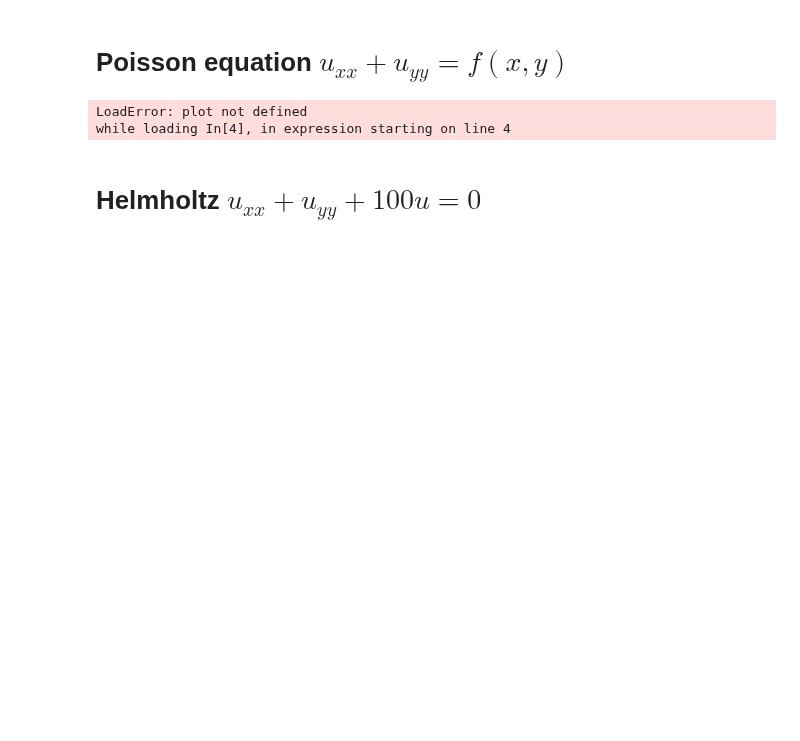
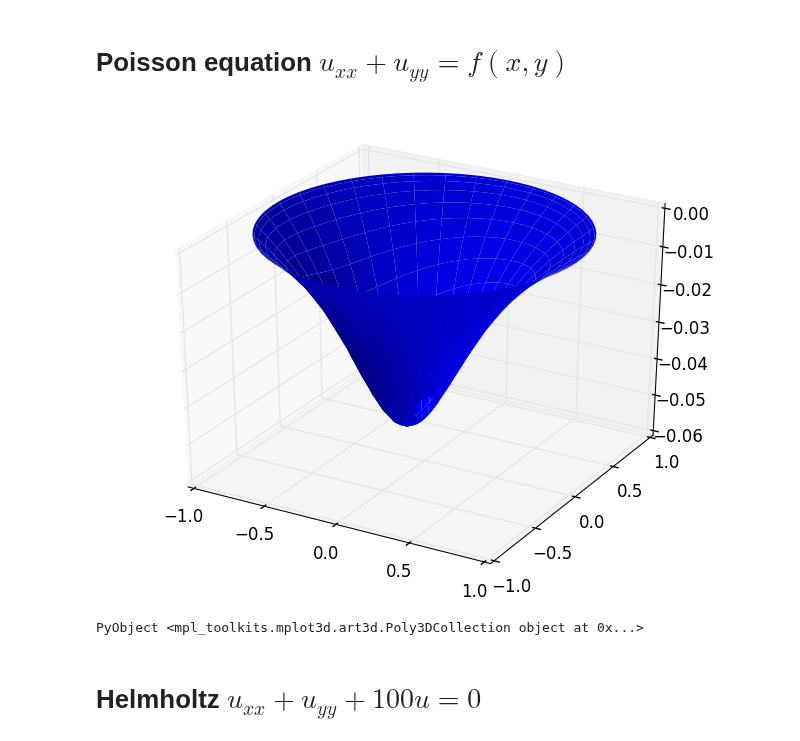
Before and after one commit to JuliaApproximation/ApproxFun.jl, a Jupyter notebook: examples/Disk PDEs.ipynb, the cells around one changed output. Drawn from its saved outputs; the diff is of its cells as text; code cells hidden in the pictures; blank space fills up the shorter version.

```diff
--- a/examples/Disk PDEs.ipynb
+++ b/examples/Disk PDEs.ipynb
@@ -22,11 +24,11 @@ while loading In[3], in expression starting on line 1
 # %%
 d=Disk()
 f=Fun((x,y)->exp(-10(x+.2).^2-20(y-.1).^2),d)
 u=[dirichlet(d),lap(d)]\[0.,f]
-plot(u)
+ApproxFun.plot(u)
 # %% [output]
+[figure, added]
-LoadError: plot not defined
-while loading In[4], in expression starting on line 4
+PyObject <mpl_toolkits.mplot3d.art3d.Poly3DCollection object at 0x...>
 # %% [markdown]
 # Helmholtz $u_{xx} + u_{yy} + 100u=0$
 # %%
```
Also changed, not shown: parts of 7 cells of this notebook, 2 other files.
